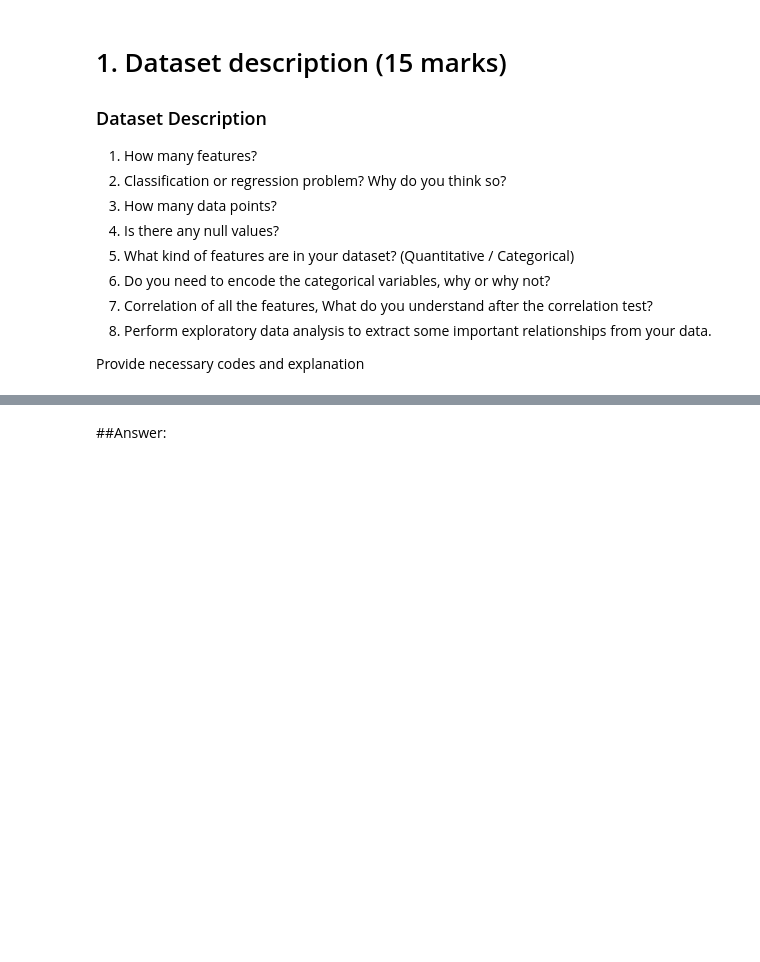
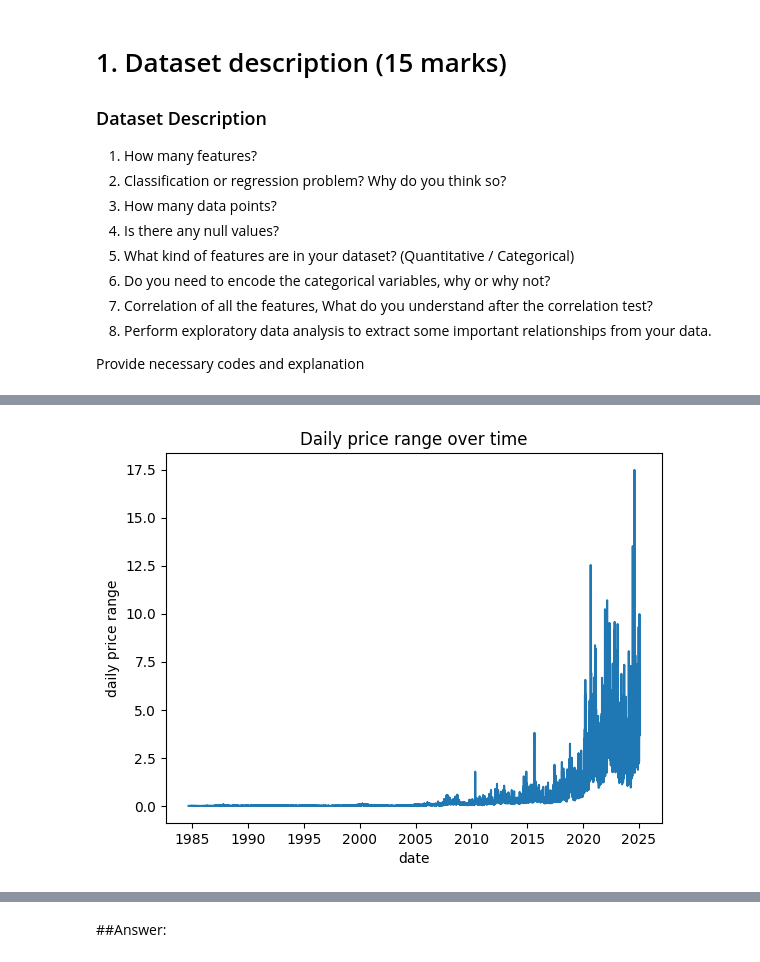
Before and after one commit to gh-nafiz-mahmud/Phitron_AI_ML_Batch_02, a Jupyter notebook: Machine learning/Week-16/Module-24/Copy of ML_FINAL.ipynb, the cells around one changed output, grey strips where cells are left out. Saved outputs shown, nothing was run; the diff lists cells and outputs as text; code cells hidden in the pictures; blank space fills up the shorter version.

```diff
--- a/Machine learning/Week-16/Module-24/Copy of ML_FINAL.ipynb
+++ b/Machine learning/Week-16/Module-24/Copy of ML_FINAL.ipynb
@@ -38,0 +118,9 @@ Provide necessary codes and explanation
+# %%
+df['Daily_range'] = df['High'] - df['Low']
+plt.plot(df['Date'], df['Daily_range'])
+plt.title("Daily price range over time")
+plt.xlabel("date")
+plt.ylabel("daily price range")
+plt.show()
+# %% [output]
+[figure, added]
```
Also changed, not shown: parts of 29 cells of this notebook.
